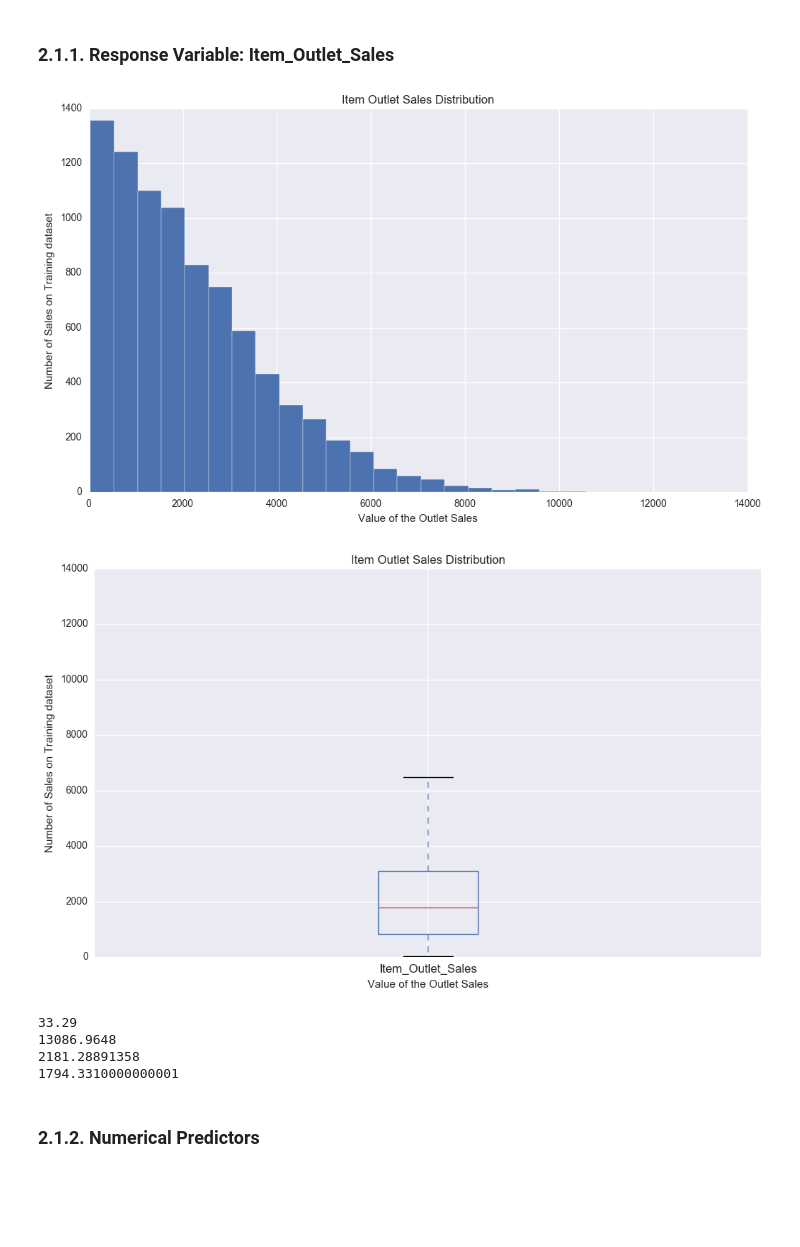
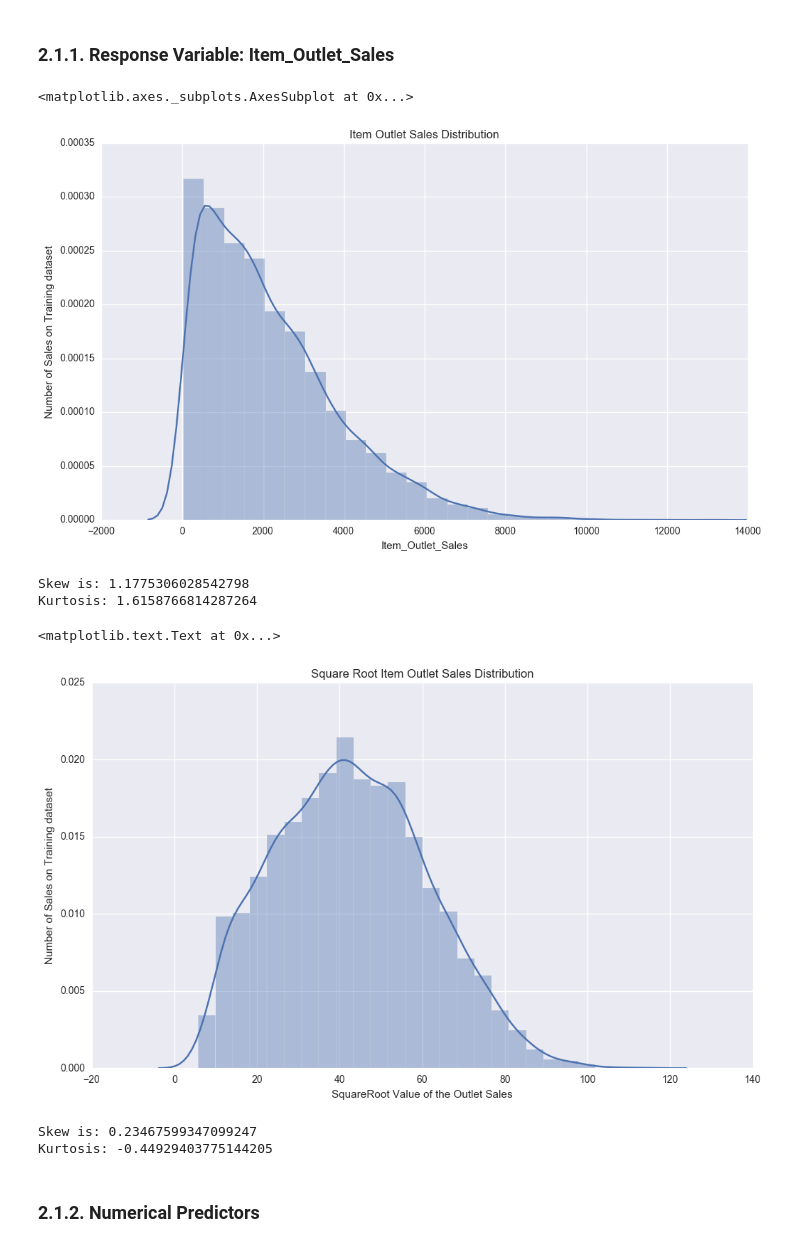
Before and after one commit to Meigarom/Big-Mart-Sales, a Jupyter notebook: BigMart_Modelling.ipynb, the cells around one changed output. Cells and saved outputs as stored; diff of their text form; code cells hidden in the pictures; blank space fills up the shorter version.

```diff
--- a/BigMart_Modelling.ipynb
+++ b/BigMart_Modelling.ipynb
@@ -70,28 +70,36 @@ memory usage: 799.1+ KB
 # %%
 plt.figure( figsize=(12, 7))
 plt.xlabel( 'Value of the Outlet Sales' )
 plt.ylabel( 'Number of Sales on Training dataset' )
 plt.title( 'Item Outlet Sales Distribution' )
-df_train['Item_Outlet_Sales'].hist( bins=26 );
+#df_train['Item_Outlet_Sales'].hist( bins=26 );
+sns.distplot( df_train['Item_Outlet_Sales'], bins=26 )
 # %% [output]
+<matplotlib.axes._subplots.AxesSubplot at 0x...>
-[figure, old version]
+[figure, new version]
+# %%
+print( 'Skew is: {}'.format( df_train['Item_Outlet_Sales'].skew() ) )
+print( 'Kurtosis: {}'.format( df_train['Item_Outlet_Sales'].kurt() ) )
+# %% [output]
+Skew is: 1.1775306028542798
+Kurtosis: 1.6158766814287264
 # %%
 plt.figure( figsize=(12, 7))
-plt.xlabel( 'Value of the Outlet Sales' )
+a = np.sqrt( df_train['Item_Outlet_Sales'] )
+#a.hist( bins=26 );
+sns.distplot( a, bins=26 )
+
+plt.xlabel( 'SquareRoot Value of the Outlet Sales' )
 plt.ylabel( 'Number of Sales on Training dataset' )
-plt.title( 'Item Outlet Sales Distribution' )
-df_train.boxplot( column='Item_Outlet_Sales' );
+plt.title( 'Square Root Item Outlet Sales Distribution' )
 # %% [output]
+<matplotlib.text.Text at 0x...>
-[figure, old version]
+[figure, new version]
-# %%
-print( df_train['Item_Outlet_Sales'].min() )
-print( df_train['Item_Outlet_Sales'].max() )
-print( df_train['Item_Outlet_Sales'].mean() )
-print( df_train['Item_Outlet_Sales'].median() )
-# %% [output]
-33.29
-13086.9648
-2181.28891358
-1794.3310000000001
+# %%
+print( 'Skew is: {}'.format( a.skew() ) )
+print( 'Kurtosis: {}'.format( a.kurt() ) )
+# %% [output]
+Skew is: 0.23467599347099247
+Kurtosis: -0.44929403775144205
 # %% [markdown]
 ### 2.1.2. Numerical Predictors
```
Also changed, not shown: parts of 3 cells of this notebook.
